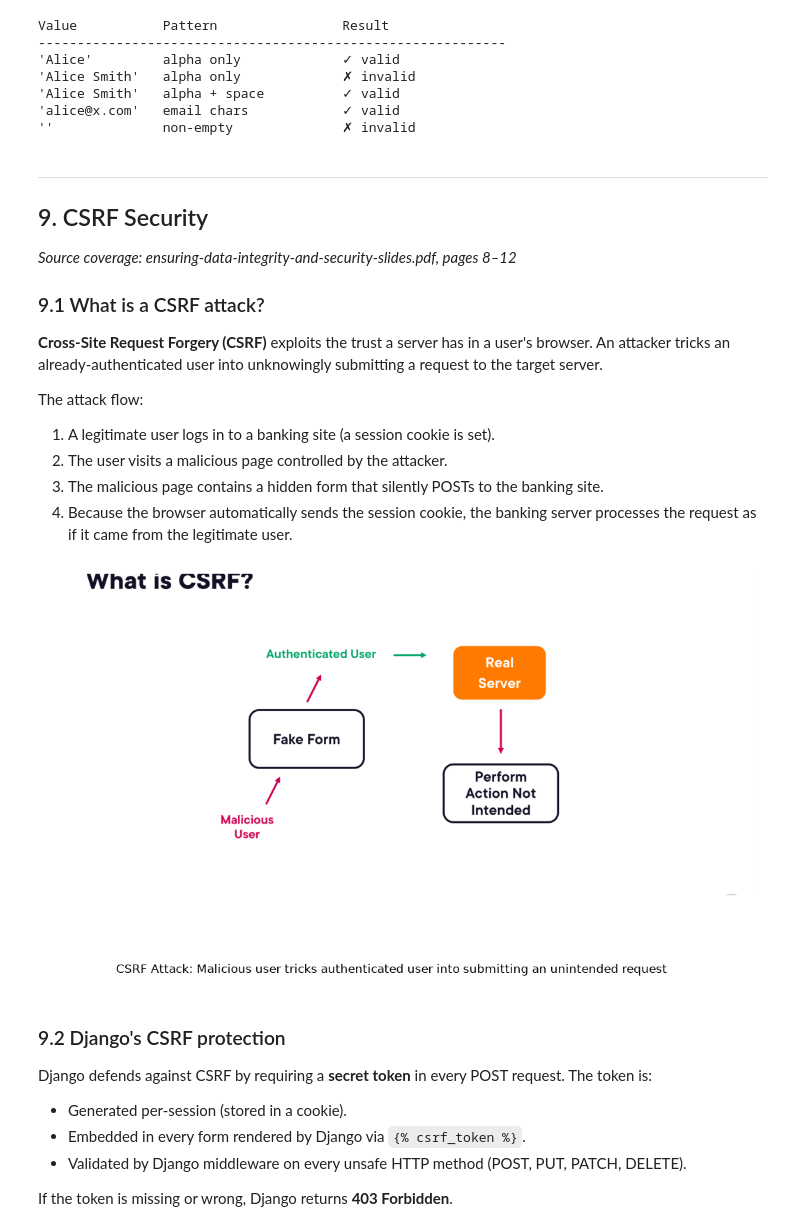
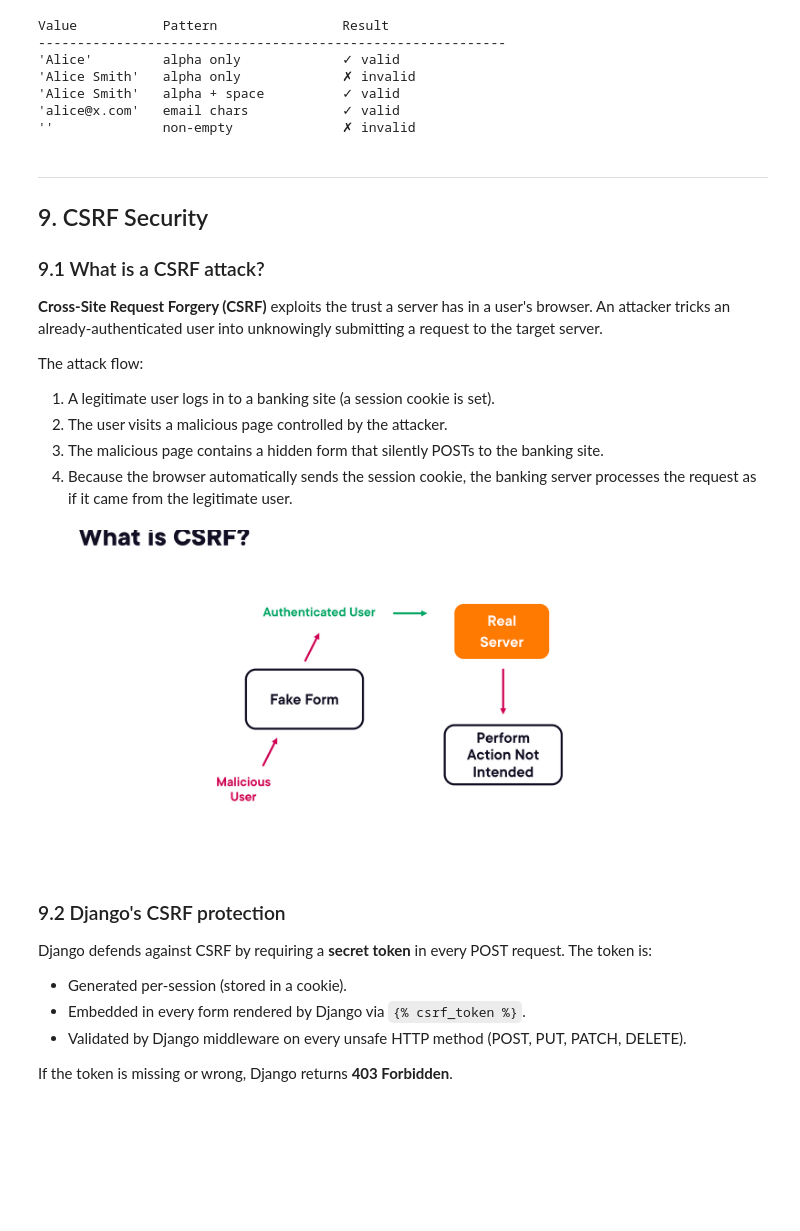
Before and after one commit to andy489/django, a Jupyter notebook: 06-django-forms-modelforms/django4-forms-and-modelforms.ipynb, the cells around one changed output. Drawn from its saved outputs; the diff is of its cells as text; code cells hidden in the pictures; blank space fills up the shorter version.

```diff
--- a/06-django-forms-modelforms/django4-forms-and-modelforms.ipynb
+++ b/06-django-forms-modelforms/django4-forms-and-modelforms.ipynb
@@ -709,9 +627,6 @@ Value           Pattern                Result
 # %% [markdown]
 ---
 ## 9. CSRF Security
-
-*Source coverage: ensuring-data-integrity-and-security-slides.pdf, pages 8–12*
-
 ### 9.1 What is a CSRF attack?
 
 **Cross-Site Request Forgery (CSRF)** exploits the trust a server has in a user's browser. An attacker tricks an already-authenticated user into unknowingly submitting a request to the target server.
@@ -723,13 +638,9 @@ The attack flow:
 3. The malicious page contains a hidden form that silently POSTs to the banking site.
 4. Because the browser automatically sends the session cookie, the banking server processes the request as if it came from the legitimate user.
 # %%
-render_diagram(
-    "assets/diagrams/csrf_attack_flow.png",
-    size=(11, 6),
-    caption="CSRF Attack: Malicious user tricks authenticated user into submitting an unintended request"
-)
+render_diagram("assets/diagrams/csrf_attack_flow.png")
 # %% [output]
-[figure, old version]
+[figure, new version]
 # %% [markdown]
 ### 9.2 Django's CSRF protection
 
```
Also changed, not shown: parts of 20 cells of this notebook, 15 other files.
